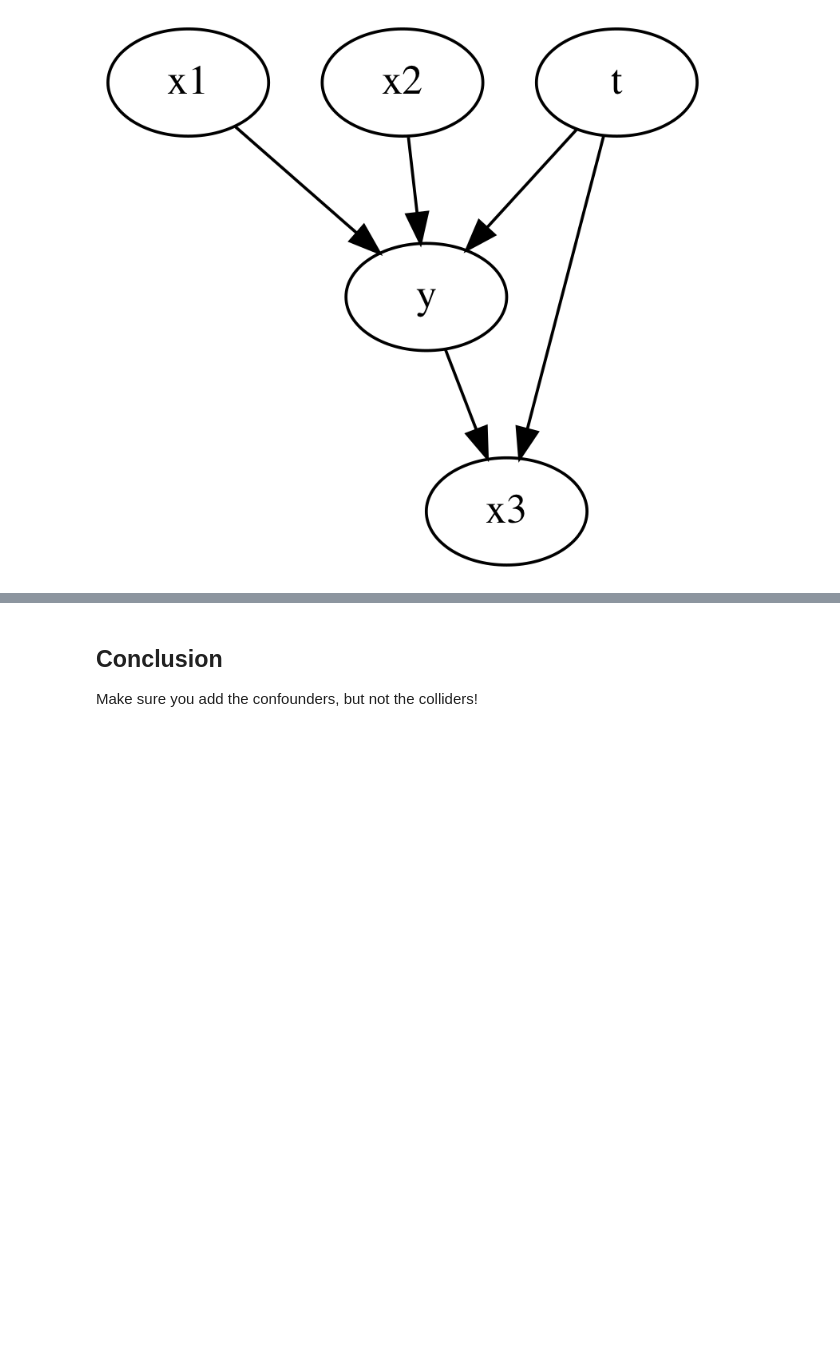
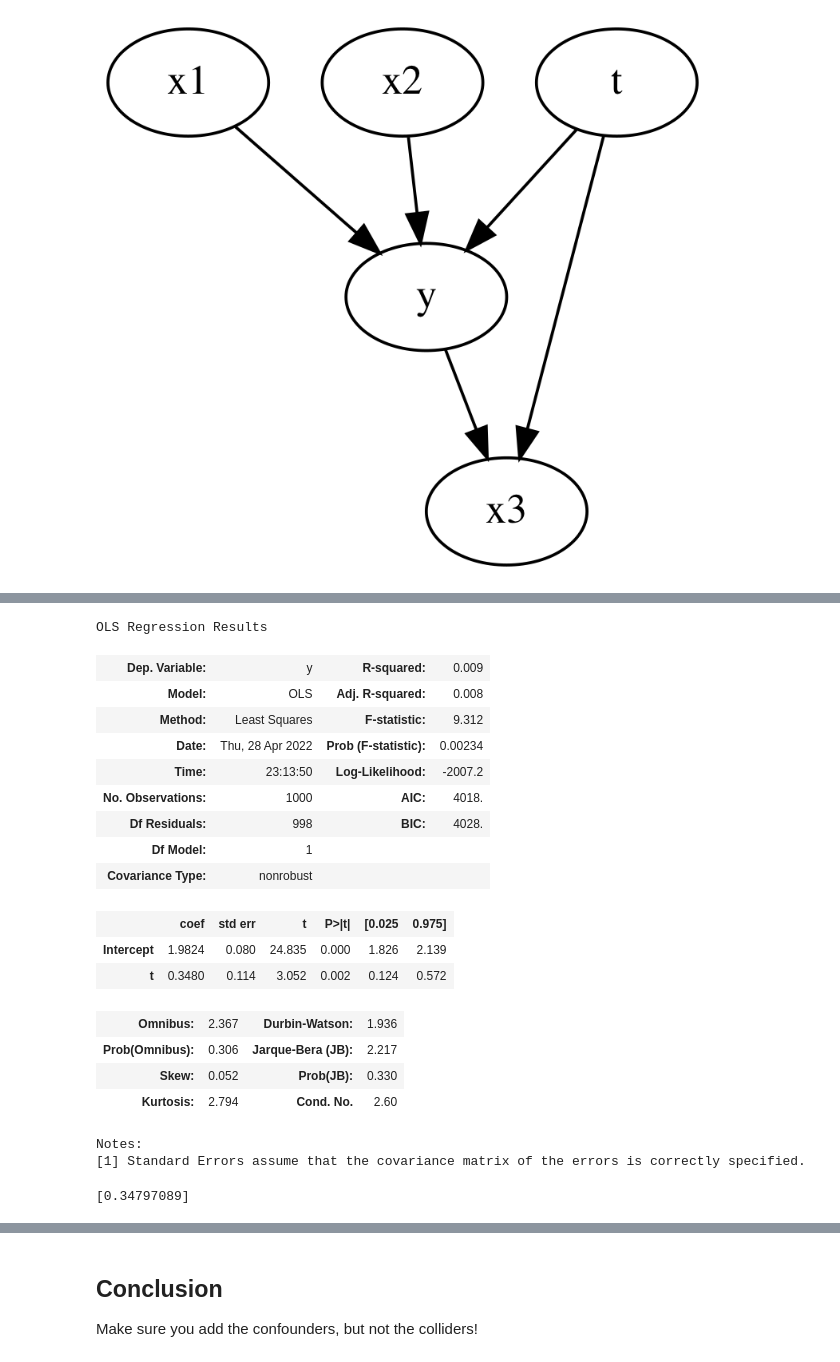
Before and after one commit to stanton119/data-analysis, a Jupyter notebook: CausalInference/causal_regression_coefficient_dowhy.ipynb, the cells around one changed output, grey strips where cells are left out. Drawn from its saved outputs; the diff is of its cells as text; code cells hidden in the pictures; blank space fills up the shorter version.

```diff
--- a/CausalInference/causal_regression_coefficient_dowhy.ipynb
+++ b/CausalInference/causal_regression_coefficient_dowhy.ipynb
@@ -439,0 +599,38 @@ Here we see when we include `x_3`, the collider variable, we can a biased coeffi
+# %%
+n_samples = 1000
+n_features = 3
+treatment_binary = True
+
+rand = np.random.default_rng(0)
+x = rand.normal(loc=rand.normal(size=n_features), size=(n_samples, n_features))
+
+
+def logit(p):
+    return np.log(p) - np.log(1 - p)
+
+
+def inv_logit(p):
+    return np.exp(p) / (1 + np.exp(p))
+
+
+# confound t with x_2
+if treatment_binary:
+    t = rand.binomial(n=1, p=inv_logit(x[:, [1]]), size=(n_samples, 1))
+else:
+    t = rand.normal(size=(n_samples, 1)) + x[:, [1]]
+bias = rand.normal()
+weights = rand.normal(size=(n_features + 1, 1))
+y = bias + np.dot(np.concatenate([t, x], axis=1), weights) + rand.normal()
+
+x_cols = [f"x{idx+1}" for idx in range(3)]
+t_col = "t"
+y_col = "y"
+df = pd.DataFrame(x, columns=x_cols)
+df[t_col] = t
+df[y_col] = y
+df = df[[y_col, t_col] + x_cols]
+
+
+print("\n")
+print("True weights:")
+print(bias, weights)
@@ -439,0 +697,36 @@ Here we see when we include `x_3`, the collider variable, we can a biased coeffi
+# %%
+import statsmodels.formula.api
+
+# model = statsmodels.formula.api.ols('y~t+t*x3+t*x1+t*x2', data=df)
+model = statsmodels.formula.api.ols('y~t', data=df)
+model_fit = model.fit()
+model_fit.summary()
+# %% [output]
+OLS Regression Results
+| Dep. Variable: | y | R-squared: | 0.009 |
+| Model: | OLS | Adj. R-squared: | 0.008 |
+| Method: | Least Squares | F-statistic: | 9.312 |
+| Date: | Thu, 28 Apr 2022 | Prob (F-statistic): | 0.00234 |
+| Time: | 23:13:50 | Log-Likelihood: | -2007.2 |
+| No. Observations: | 1000 | AIC: | 4018. |
+| Df Residuals: | 998 | BIC: | 4028. |
+| Df Model: | 1 |  |  |
+| Covariance Type: | nonrobust |  |  |
+|  | coef | std err | t | P>|t| | [0.025 | 0.975] |
+| Intercept | 1.9824 | 0.080 | 24.835 | 0.000 | 1.826 | 2.139 |
+| t | 0.3480 | 0.114 | 3.052 | 0.002 | 0.124 | 0.572 |
+| Omnibus: | 2.367 | Durbin-Watson: | 1.936 |
+| Prob(Omnibus): | 0.306 | Jarque-Bera (JB): | 2.217 |
+| Skew: | 0.052 | Prob(JB): | 0.330 |
+| Kurtosis: | 2.794 | Cond. No. | 2.60 |
+Notes:
+[1] Standard Errors assume that the covariance matrix of the errors is correctly specified.
+# %%
+import sklearn.linear_model
+
+
+model = sklearn.linear_model.LinearRegression()
+model.fit(df[[t_col]], df[y_col])
+print(model.coef_)
+# %% [output]
+[0.34797089]
```
Also changed, not shown: parts of 55 cells of this notebook.
